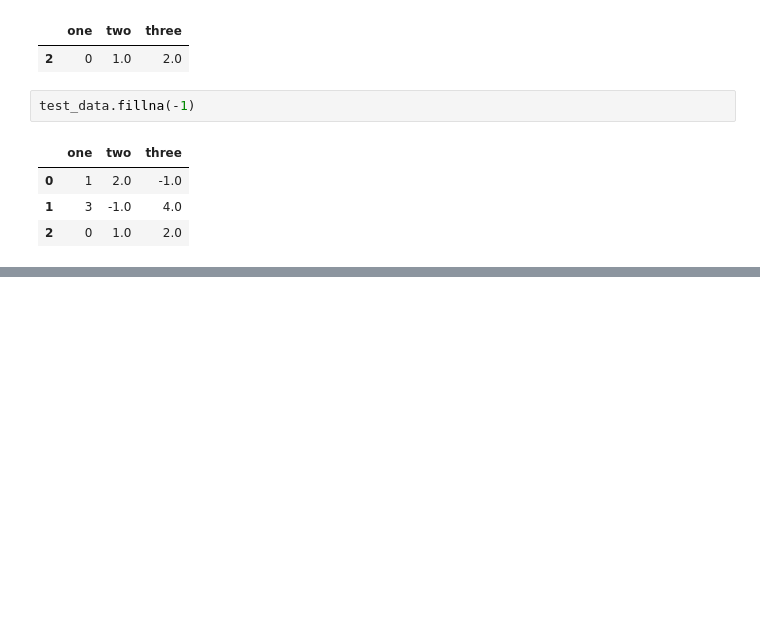
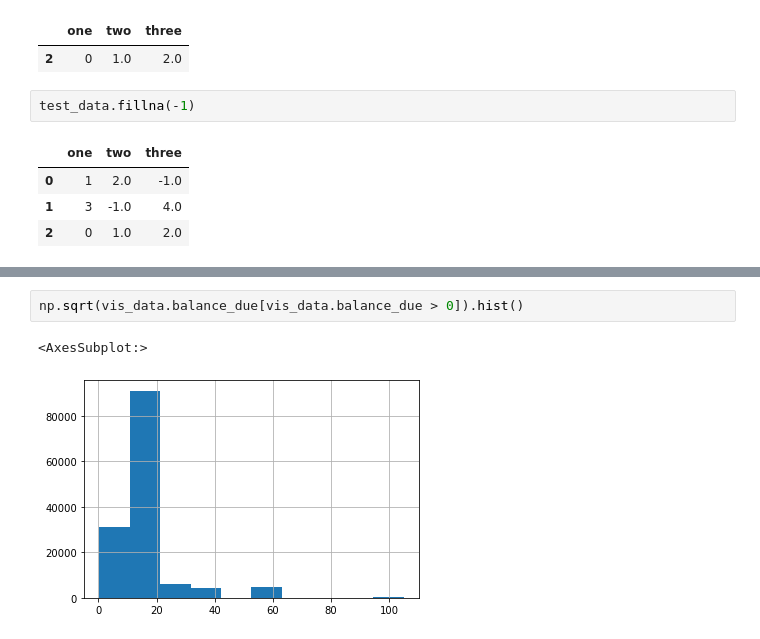
Before and after one commit to fktr00/Experiment, a Jupyter notebook: JP/Ml.ipynb, the cells around one changed output, grey strips where cells are left out. Saved outputs shown, nothing was run; the diff lists cells and outputs as text; blank space fills up the shorter version.

```diff
--- a/JP/Ml.ipynb
+++ b/JP/Ml.ipynb
@@ -56,0 +218,5 @@ test_data.fillna(-1)
+# %%
+np.sqrt(vis_data.balance_due[vis_data.balance_due > 0]).hist()
+# %% [output]
+<AxesSubplot:>
+[figure, added]
```
Also changed, not shown: parts of 20 cells of this notebook.
